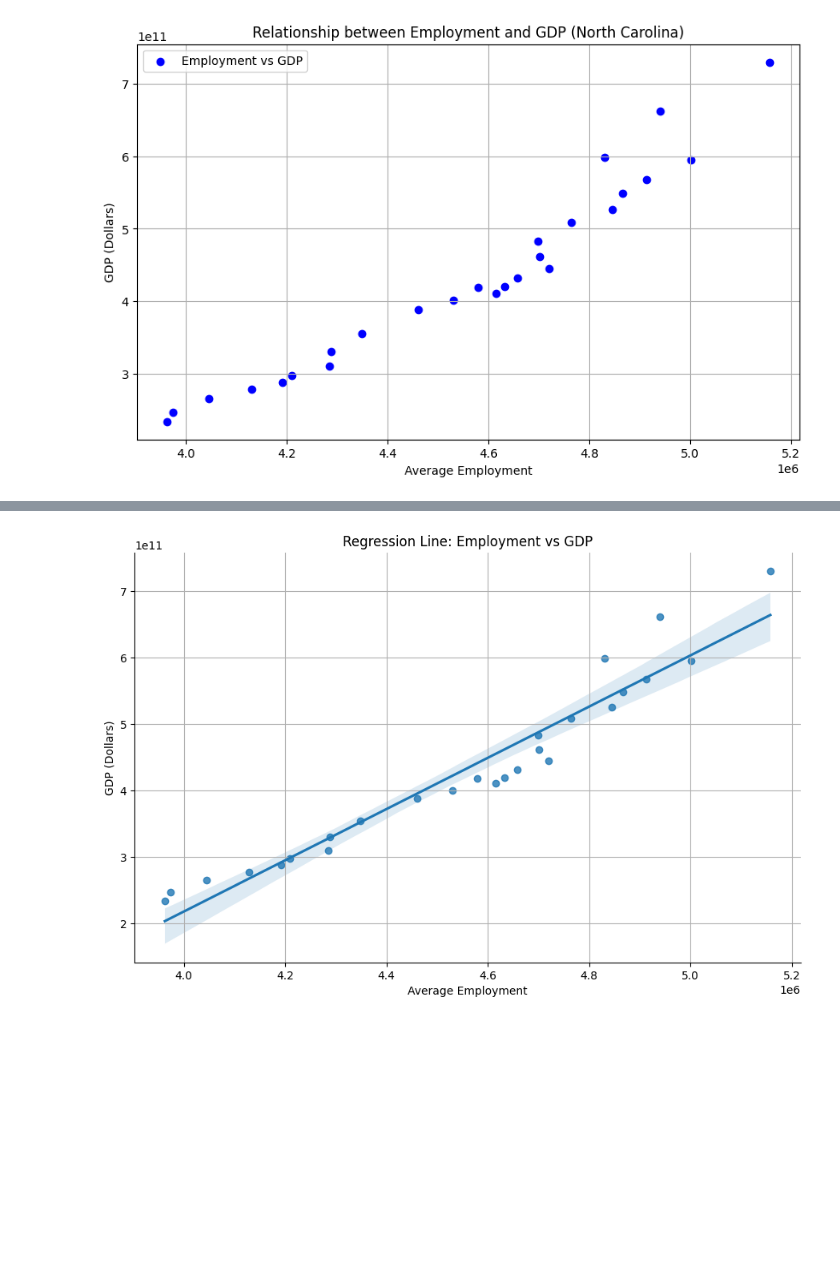
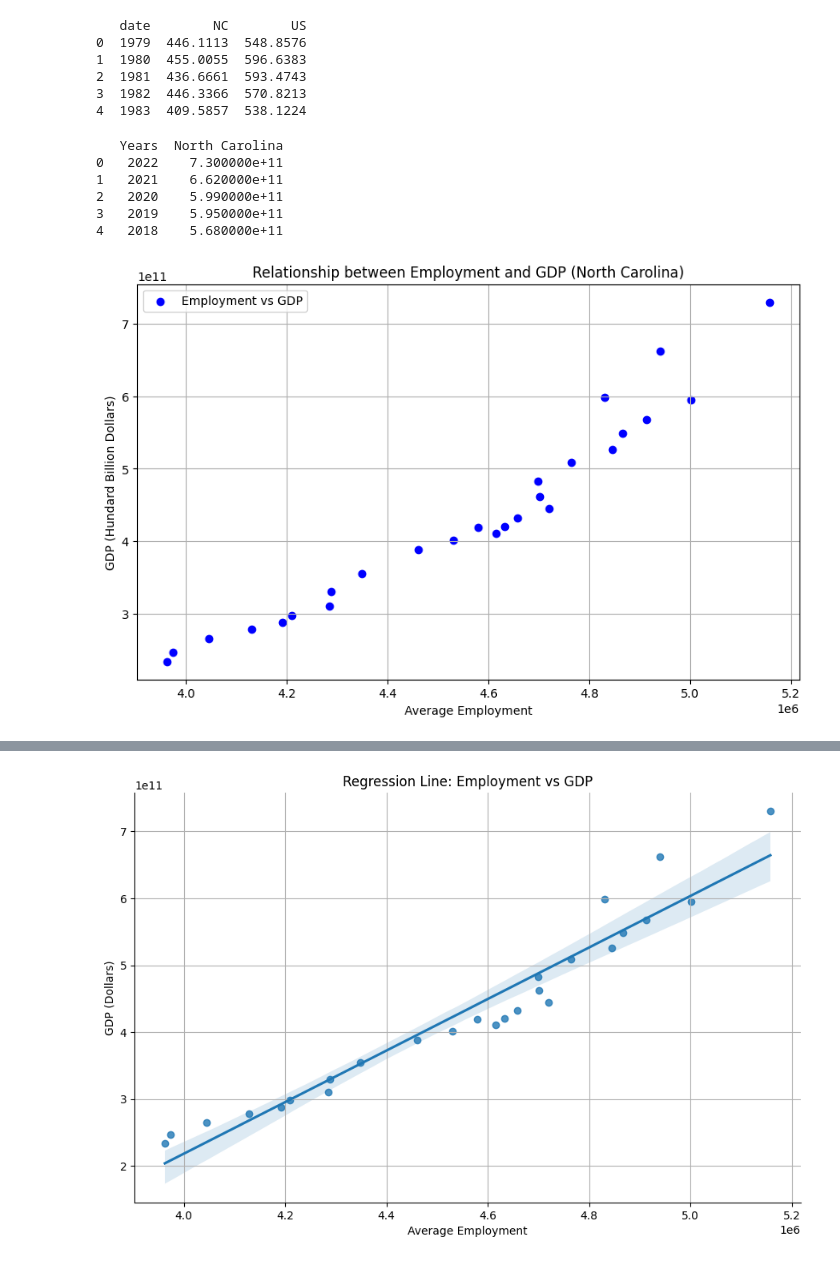
Before and after one commit to Evvvvvvva0504/InfoSci301-DKU-Fall2024, a Jupyter notebook: Week3/Tue_Hackathon.ipynb, the cells around one changed output, grey strips where cells are left out. Drawn from its saved outputs; the diff is of its cells as text; code cells hidden in the pictures; blank space fills up the shorter version.

```diff
--- a/Week3/Tue_Hackathon.ipynb
+++ b/Week3/Tue_Hackathon.ipynb
@@ -3,33 +3,49 @@ import pandas as pd
 import matplotlib.pyplot as plt
 import seaborn as sns
 # %%
+# Load datasets
 employments = pd.read_csv('Dataset/employment.csv', skiprows=10)
 GDP = pd.read_csv('Dataset/gross domestic product (gdp) state  north carolina (dollars).csv')
+crime = pd.read_csv('Dataset/north-carolina-crime-rate-2024-11-08.csv', skiprows=15)
+crime['date'] = pd.to_datetime(crime['date'])
+crime['date'] = crime['date'].dt.year
+crime.drop(crime.columns[3], axis=1, inplace=True)
+print(crime.head())
+# %% [output]
+   date        NC        US
+0  1979  446.1113  548.8576
+1  1980  455.0055  596.6383
+2  1981  436.6661  593.4743
+3  1982  446.3366  570.8213
+4  1983  409.5857  538.1224
+# %%
+print(GDP.head())
+# %% [output]
+   Years  North Carolina
+0   2022    7.300000e+11
+1   2021    6.620000e+11
+2   2020    5.990000e+11
+3   2019    5.950000e+11
+4   2018    5.680000e+11
 # %%
-
-
-# Load datasets
-employments = pd.read_csv('Dataset/employment.csv', skiprows=10)
-GDP = pd.read_csv('Dataset/gross domestic product (gdp) state  north carolina (dollars).csv')
-
 # Calculate the average employment for each year
 employments['Average Employment'] = employments.iloc[:, 1:13].mean(axis=1)
 
 # Extract only relevant columns
 employment_data = employments[['Year', 'Average Employment']]
 GDP_data = GDP.rename(columns={"Years": "Year"})
 
 # Merge datasets on 'Year'
 merged_data = pd.merge(employment_data, GDP_data, on='Year', how='inner')
 
 # Plotting the relation between employment and GDP
 plt.figure(figsize=(10, 6))
 plt.scatter(merged_data['Average Employment'], merged_data['North Carolina'], color='blue', label='Employment vs GDP')
 plt.title("Relationship between Employment and GDP (North Carolina)")
 plt.xlabel("Average Employment")
-plt.ylabel("GDP (Dollars)")
+plt.ylabel("GDP (Hundard Billion Dollars)")
 plt.grid(True)
 plt.legend()
 plt.show()
 # %% [output]
-[figure, old version]
+[figure, new version]
```
Also changed, not shown: parts of 1 cell of this notebook, 1 other file.
